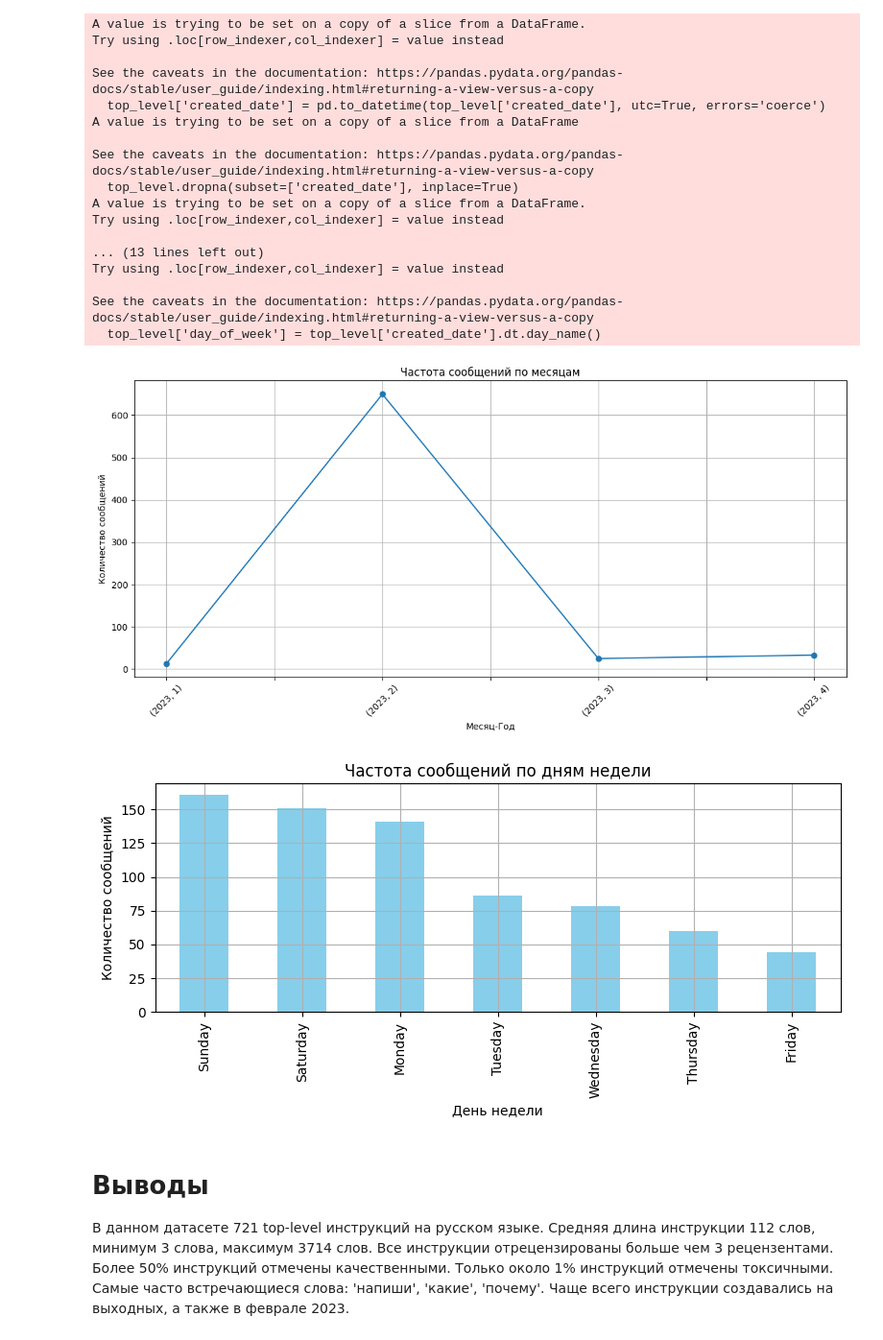
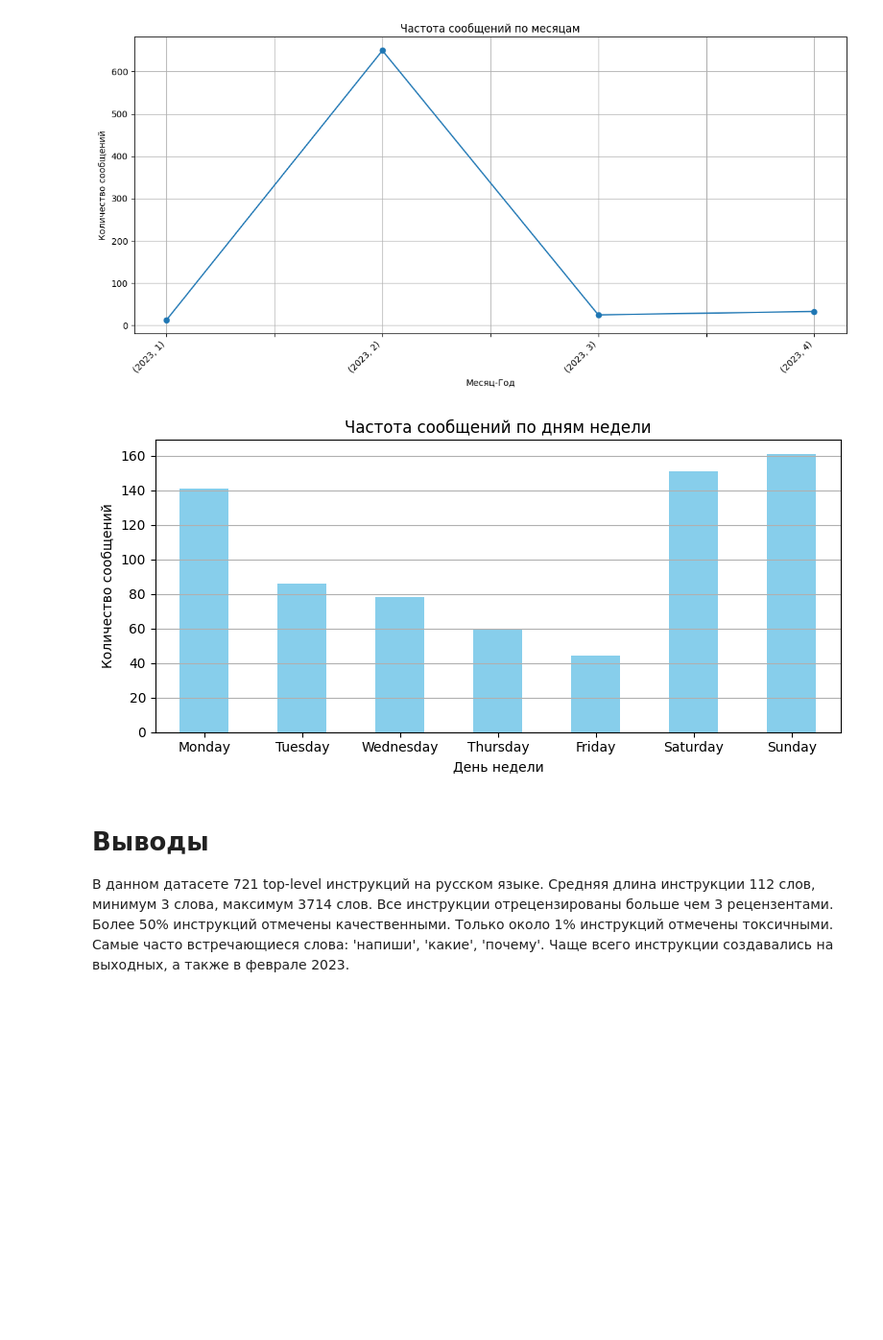
Before and after one commit to cucumparty/vk_nlp_TestTask, a Jupyter notebook: preprocessing.ipynb, the cells around one changed output. Shown at 96% size. Drawn from its saved outputs; the diff is of its cells as text; code cells hidden in the pictures; blank space fills up the shorter version.

```diff
--- a/preprocessing.ipynb
+++ b/preprocessing.ipynb
@@ -29,4 +23,4 @@ ru_df = df[df['lang'] == 'ru']
 top_level = ru_df[ru_df['parent_id'].isna()]
 # %%
 #Добавим стоблец длина запроса
-top_level['text_len'] = top_level['text'].str.len()
+top_level.loc[:, 'text_len'] = top_level['text'].str.len()
@@ -88,5 +74,5 @@ def extract_above_threshold_detoxify(label):
     return [label for label, value in label.items() if value > threshold]
 
 # Применение функции и создание новой колонки
-top_level['above_threshold_labels'] = top_level['labels'].apply(extract_above_threshold_labels)
-top_level['above_threshold_detoxify'] = top_level['detoxify'].apply(extract_above_threshold_detoxify)
+top_level.loc[:, 'above_threshold_labels'] = top_level['labels'].apply(extract_above_threshold_labels)
+top_level.loc[:, 'above_threshold_detoxify'] = top_level['detoxify'].apply(extract_above_threshold_detoxify)
@@ -165,56 +134,44 @@ print(word_freq.most_common(10))
 # %%
 import matplotlib.pyplot as plt
 
-top_level['created_date'] = pd.to_datetime(top_level['created_date'], utc=True, errors='coerce')
+top_level = top_level.dropna(subset=['created_date'])
 
-top_level.dropna(subset=['created_date'], inplace=True)
+# Извлечение года, месяца, дня и дня недели
+top_level.loc[:, 'year'] = top_level['created_date'].dt.year
+top_level.loc[:, 'month'] = top_level['created_date'].dt.month
+top_level.loc[:, 'day'] = top_level['created_date'].dt.day
+top_level.loc[:, 'day_of_week'] = top_level['created_date'].dt.day_name()
 
-top_level['year'] = top_level['created_date'].dt.year
-top_level['month'] = top_level['created_date'].dt.month
-top_level['day'] = top_level['created_date'].dt.day
-top_level['day_of_week'] = top_level['created_date'].dt.day_name()
-
+# Подсчет сообщений по месяцам
 monthly_counts = top_level.groupby(['year', 'month']).size()
 
 # Визуализация частоты сообщений по месяцам
 plt.figure(figsize=(12, 6))
 monthly_counts.plot(kind='line', marker='o')
 plt.title('Частота сообщений по месяцам')
 plt.xlabel('Месяц-Год')
 plt.ylabel('Количество сообщений')
-plt.xticks(rotation=45)
+plt.xticks(rotation=45, ha='right')  # Угол и выравнивание меток
 plt.grid()
 plt.tight_layout()
 plt.show()
 
+# Подсчет сообщений по дням недели
 weekly_counts = top_level['day_of_week'].value_counts()
+
+# Упорядочивание дней недели
+weekly_counts = weekly_counts.reindex(['Monday', 'Tuesday', 'Wednesday', 'Thursday', 'Friday', 'Saturday', 'Sunday'])
 
 # Визуализация частоты сообщений по дням недели
 plt.figure(figsize=(8, 4))
 weekly_counts.plot(kind='bar', color='skyblue')
 plt.title('Частота сообщений по дням недели')
 plt.xlabel('День недели')
 plt.ylabel('Количество сообщений')
-plt.grid()
+plt.xticks(rotation=0)  # Угол меток
+plt.grid(axis='y')  # Сетка только по оси y
 plt.tight_layout()
-plt.show();
+plt.show()
 # %% [output]
-A value is trying to be set on a copy of a slice from a DataFrame.
-Try using .loc[row_indexer,col_indexer] = value instead
-
-See the caveats in the documentation: https://pandas.pydata.org/pandas-docs/stable/user_guide/indexing.html#returning-a-view-versus-a-copy
-  top_level['created_date'] = pd.to_datetime(top_level['created_date'], utc=True, errors='coerce')
-A value is trying to be set on a copy of a slice from a DataFrame
-
-See the caveats in the documentation: https://pandas.pydata.org/pandas-docs/stable/user_guide/indexing.html#returning-a-view-versus-a-copy
-  top_level.dropna(subset=['created_date'], inplace=True)
-A value is trying to be set on a copy of a slice from a DataFrame.
-Try using .loc[row_indexer,col_indexer] = value instead
-
-... (13 lines left out)
-Try using .loc[row_indexer,col_indexer] = value instead
-
-See the caveats in the documentation: https://pandas.pydata.org/pandas-docs/stable/user_guide/indexing.html#returning-a-view-versus-a-copy
-  top_level['day_of_week'] = top_level['created_date'].dt.day_name()
-[figure, old version]
+[figure, new version]
-[figure, old version]
+[figure, new version]
```
Also changed, not shown: parts of 11 cells of this notebook, 7 other files.
